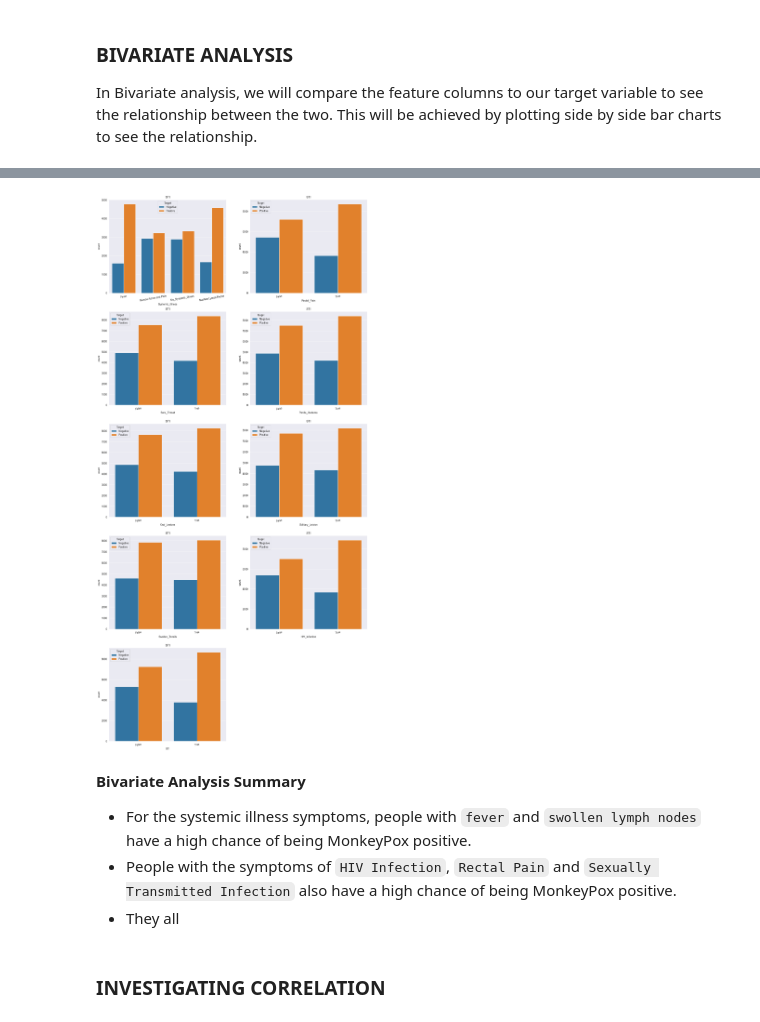
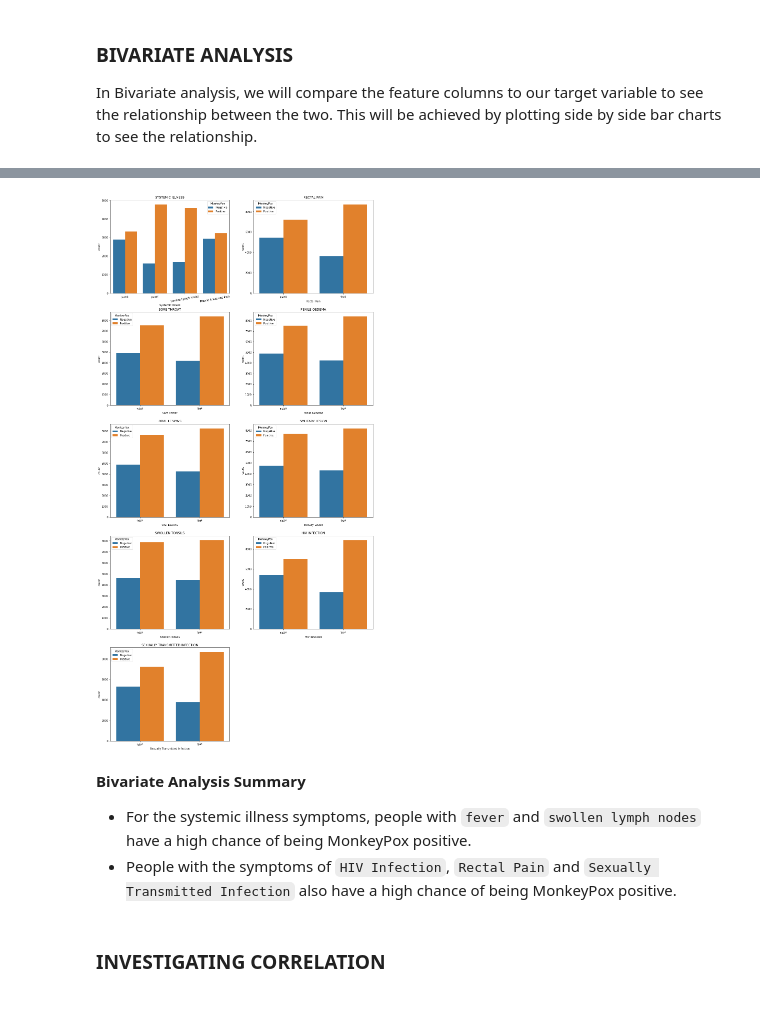
Before and after one commit to lemwaizz/Phase-3-Project, a Jupyter notebook: Monkey_Pox_.ipynb, the cells around one changed output, grey strips where cells are left out. Saved outputs shown, nothing was run; the diff lists cells and outputs as text; code cells hidden in the pictures.

````diff
--- a/Monkey_Pox_.ipynb
+++ b/Monkey_Pox_.ipynb
@@ -265,4 +190,0 @@ Since the data has no duplicates and missing values, we can go ahead and perfom
-# %%
-# dropping the patient id
-mp.drop(columns=['Patient_ID'],axis = 1, inplace=True)
-mp.head(3)
@@ -273,13 +190,0 @@ KeyError: "['Patient_ID'] not found in axis"
-# %%
-# replacing the names
-mp.rename(columns={'Systemic Illness':'Systemic_Illness',
-                        'Rectal Pain':'Rectal_Pain',
-                        'Sore Throat':'Sore_Throat',
-                        'Penile Oedema':'Penile_Oedema',
-                        'Oral Lesions':'Oral_Lesions',
-                        'Solitary Lesion':'Solitary_Leision',
-                        'Swollen Tonsils':'Swollen_Tonsils',
-                        'HIV Infection':'HIV_Infection',
-                        'Sexually Transmitted Infection':'STI',
-                        'MonkeyPox':'Target'},inplace=True)
-mp.head(3)
@@ -302,7 +190,0 @@ col_obj
-# %%
-# type_casting object to categorical
-
-mp[col_obj] = mp[col_obj].astype('category')
-
-# confirming
-mp.info()
@@ -338,6 +208,7 @@ col = list(mp.columns)
 # %%
 # columns to use when plotting the pie charts
-columns =  col[:-1]
+columns =  ["Systemic Illness", "Rectal Pain", "Sore Throat", "Penile Oedema", "Oral Lesions", "Solitary Lesion",
+"Swollen Tonsils", "HIV Infection", "Sexually Transmitted Infection"]
 
 # plotting the pie charts
 plt.figure(figsize = (15, 20))
@@ -365,21 +244,20 @@ This will be achieved by plotting side by side bar charts to see the relationshi
 # %%
-# Plotting side by side graphs for the bivariate analysis
-
-features = col[:-1]
+# Plotting side by side graphs
+features = ["Systemic Illness", "Rectal Pain", "Sore Throat", "Penile Oedema", "Oral Lesions", "Solitary Lesion",
+"Swollen Tonsils", "HIV Infection", "Sexually Transmitted Infection"]
 plt.figure(figsize = (18, 38))
-for idx,val in enumerate(features):
-    plt.subplot(5, 2, idx + 1)
-    sns.countplot(x = val, hue = "Target", data = mp )
+for i in enumerate(features):
+    plt.subplot(5, 2, i[0] + 1)
+    sns.countplot(i[1], hue = "MonkeyPox", data = mp)
     plt.xticks(rotation = 10)
     plt.title(i[1].upper())
 # %% [output]
-[figure, old version]
+[figure, new version]
 # %% [markdown]
 __Bivariate Analysis Summary__
 
 * For the systemic illness symptoms, people with ```fever``` and ```swollen lymph nodes``` have a high chance of being MonkeyPox positive.
 * People with the symptoms of ```HIV Infection```, ```Rectal Pain``` and ```Sexually Transmitted Infection``` also have a high chance of being MonkeyPox positive.
-* They all
 # %% [markdown]
 ### INVESTIGATING CORRELATION
 # %%
````
Also changed, not shown: parts of 59 cells of this notebook.
